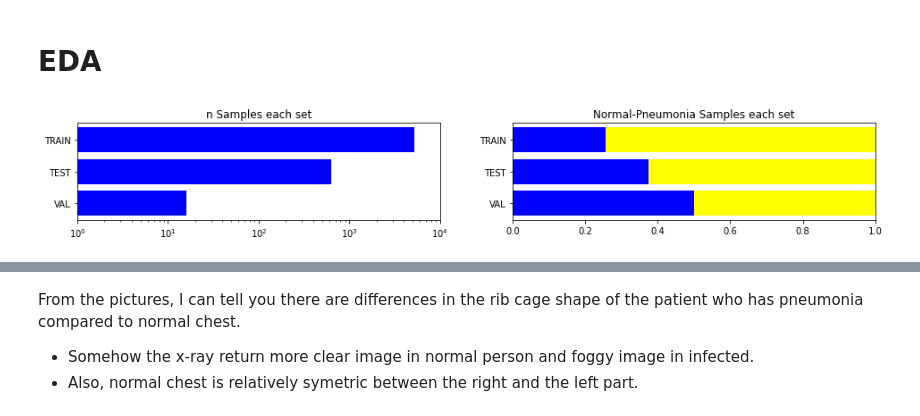
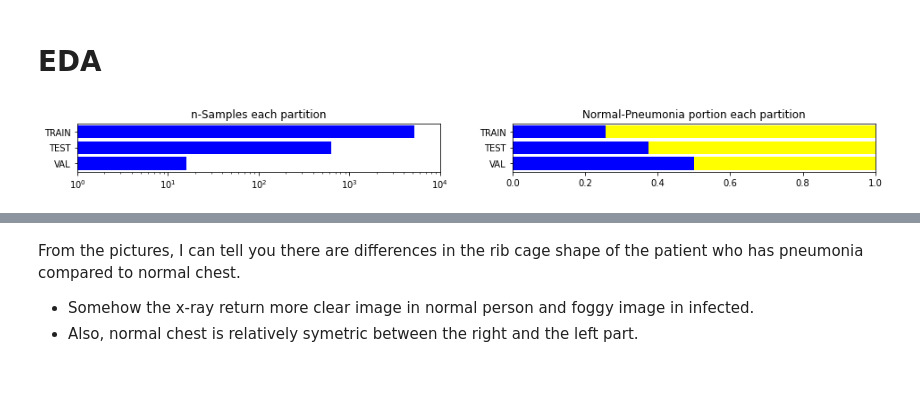
Before and after one commit to fadheladlansyah/chest-xray-pneumonia, a Jupyter notebook: eda.ipynb, the cells around one changed output, grey strips where cells are left out. Cells and saved outputs as stored; diff of their text form; code cells hidden in the pictures; blank space fills up the shorter version.

Commit message:
update eda.ipynb partition, evaluation, cm, etc

```diff
--- a/eda.ipynb
+++ b/eda.ipynb
@@ -55,15 +56,10 @@ https://www.kaggle.com/paultimothymooney/chest-xray-pneumonia
 # %% [output]
 Downloading chest-xray-pneumonia.zip to /content
 # %%
-with zipfile.ZipFile('chest-xray-pneumonia.zip', 'r') as zipimg:
-  zipimg.extractall()
+with zipfile.ZipFile('chest-xray-pneumonia.zip', 'r') as zf:
+  zf.extractall()
 
-base_dir = os.getcwd()
-test_img_dir = os.path.join(base_dir, 'chest_xray/test')
-train_img_dir = os.path.join(base_dir, 'chest_xray/train')
-val_img_dir = os.path.join(base_dir, 'chest_xray/val')
-
-for img_dir in [test_img_dir, train_img_dir, val_img_dir]:
-  display(img_dir)
-  for group_img_dir in os.listdir(img_dir):
-    print(f'{group_img_dir} : {len(os.listdir(os.path.join(img_dir, group_img_dir)))} samples')
+img_dir = os.path.join(os.getcwd(), 'chest_xray')
+test_img_dir = os.path.join(img_dir, 'test')
+train_img_dir = os.path.join(img_dir, 'train')
+val_img_dir = os.path.join(img_dir, 'val')
@@ -92,37 +68,56 @@ NB_VAL_SAMPLES = NB_VAL_SAMPLES_N + NB_VAL_SAMPLES_P
 # %%
-#@title code for samples composition
-fig = plt.figure(figsize=(16,2))
+#@title samples partition { display-mode: "form" }
 
-ax = fig.add_subplot(1,2,1)
-ax.barh(['VAL'], [NB_VAL_SAMPLES], color='#0000ff')
-ax.barh(['TEST'], [NB_TEST_SAMPLES], color='#0000ff')
-ax.barh(['TRAIN'], [NB_TRAIN_SAMPLES], color='#0000ff')
-ax.set_xscale('log')
-ax.set_xlim((1,1e4))
-ax.set_title('n Samples each set');
+NB_TRAIN_SAMPLES_N = len(os.listdir(os.path.join(train_img_dir, 'NORMAL')))
+NB_TRAIN_SAMPLES_P = len(os.listdir(os.path.join(train_img_dir, 'PNEUMONIA')))
+NB_TRAIN_SAMPLES = NB_TRAIN_SAMPLES_N + NB_TRAIN_SAMPLES_P
 
-ax = fig.add_subplot(1,2,2)
-ax.barh(['VAL'], [NB_VAL_SAMPLES_N/NB_VAL_SAMPLES], color='#0000ff')
-ax.barh(['VAL'], [NB_VAL_SAMPLES_P/NB_VAL_SAMPLES], color='#ffff00',
-        left=[NB_VAL_SAMPLES_N/NB_VAL_SAMPLES])
-ax.barh(['TEST'], [NB_TEST_SAMPLES_N/NB_TEST_SAMPLES], color='#0000ff')
-ax.barh(['TEST'], [NB_TEST_SAMPLES_P/NB_TEST_SAMPLES], color='#ffff00',
-        left=[NB_TEST_SAMPLES_N/NB_TEST_SAMPLES])
-ax.barh(['TRAIN'], [NB_TRAIN_SAMPLES_N/NB_TRAIN_SAMPLES], color='#0000ff')
-ax.barh(['TRAIN'], [NB_TRAIN_SAMPLES_P/NB_TRAIN_SAMPLES], color='#ffff00',
-        left=[NB_TRAIN_SAMPLES_N/NB_TRAIN_SAMPLES])
-ax.set_xlim((0,1))
-ax.set_title('Normal-Pneumonia Samples each set');
+NB_VAL_SAMPLES_N = len(os.listdir(os.path.join(val_img_dir, 'NORMAL')))
+NB_VAL_SAMPLES_P = len(os.listdir(os.path.join(val_img_dir, 'PNEUMONIA')))
+NB_VAL_SAMPLES = NB_VAL_SAMPLES_N + NB_VAL_SAMPLES_P
 
-fig = plt.figure(figsize=(16,1))
-ax = fig.add_subplot(1,1,1)
-NB_TOTAL_SAMPLES = NB_TEST_SAMPLES + NB_TRAIN_SAMPLES + NB_VAL_SAMPLES
-ax.barh(['ALL'], [NB_TRAIN_SAMPLES/NB_TOTAL_SAMPLES], color='#0000ff')
-ax.barh(['ALL'], [NB_VAL_SAMPLES/NB_TOTAL_SAMPLES], color='#ffff00',
-        left=[NB_TRAIN_SAMPLES/NB_TOTAL_SAMPLES])
-ax.barh(['ALL'], [NB_TEST_SAMPLES/NB_TOTAL_SAMPLES], color='#00ffff',
-        left=[(NB_TRAIN_SAMPLES+NB_VAL_SAMPLES)/NB_TOTAL_SAMPLES])
-ax.set_xlim((0,1))
-ax.set_title('Samples Composition');
+NB_TEST_SAMPLES_N = len(os.listdir(os.path.join(test_img_dir, 'NORMAL')))
+NB_TEST_SAMPLES_P = len(os.listdir(os.path.join(test_img_dir, 'PNEUMONIA')))
+NB_TEST_SAMPLES = NB_TEST_SAMPLES_N + NB_TEST_SAMPLES_P
+
+NB_TOTAL_SAMPLES = NB_TRAIN_SAMPLES + NB_VAL_SAMPLES + NB_TEST_SAMPLES
+
+def chart_partitioning():
+
+  fig = plt.figure(figsize=(16,1))
+
+  ax = fig.add_subplot(1,2,1)
+  ax.barh(['VAL'], [NB_VAL_SAMPLES], color='#0000ff')
+  ax.barh(['TEST'], [NB_TEST_SAMPLES], color='#0000ff')
+  ax.barh(['TRAIN'], [NB_TRAIN_SAMPLES], color='#0000ff')
+  ax.set_xscale('log')
+  ax.set_xlim((1,1e4))
+  ax.set_title('n-Samples each partition');
+
+  ax = fig.add_subplot(1,2,2)
+  ax.barh(['VAL'], [NB_VAL_SAMPLES_N/NB_VAL_SAMPLES], color='#0000ff')
+  ax.barh(['VAL'], [NB_VAL_SAMPLES_P/NB_VAL_SAMPLES], color='#ffff00',
+          left=[NB_VAL_SAMPLES_N/NB_VAL_SAMPLES])
+  ax.barh(['TEST'], [NB_TEST_SAMPLES_N/NB_TEST_SAMPLES], color='#0000ff')
+  ax.barh(['TEST'], [NB_TEST_SAMPLES_P/NB_TEST_SAMPLES], color='#ffff00',
+          left=[NB_TEST_SAMPLES_N/NB_TEST_SAMPLES])
+  ax.barh(['TRAIN'], [NB_TRAIN_SAMPLES_N/NB_TRAIN_SAMPLES], color='#0000ff')
+  ax.barh(['TRAIN'], [NB_TRAIN_SAMPLES_P/NB_TRAIN_SAMPLES], color='#ffff00',
+          left=[NB_TRAIN_SAMPLES_N/NB_TRAIN_SAMPLES])
+  ax.set_xlim((0,1))
+  ax.set_title('Normal-Pneumonia portion each partition');
+
+  fig = plt.figure(figsize=(16,0.3))
+  ax = fig.add_subplot(1,1,1)
+  NB_TOTAL_SAMPLES = NB_TEST_SAMPLES + NB_TRAIN_SAMPLES + NB_VAL_SAMPLES
+  ax.barh(['ALL'], [NB_TRAIN_SAMPLES/NB_TOTAL_SAMPLES], color='#0000ff')
+  ax.barh(['ALL'], [NB_VAL_SAMPLES/NB_TOTAL_SAMPLES], color='#ffff00',
+          left=[NB_TRAIN_SAMPLES/NB_TOTAL_SAMPLES])
+  ax.barh(['ALL'], [NB_TEST_SAMPLES/NB_TOTAL_SAMPLES], color='#00ffff',
+          left=[(NB_TRAIN_SAMPLES+NB_VAL_SAMPLES)/NB_TOTAL_SAMPLES])
+  ax.set_xlim((0,1))
+  ax.set_title('Overall partition');
+
+chart_partitioning()
 # %% [output]
-[figure, old version]
+[figure, new version]
```
Also changed, not shown: parts of 37 cells of this notebook, 4 other files.
